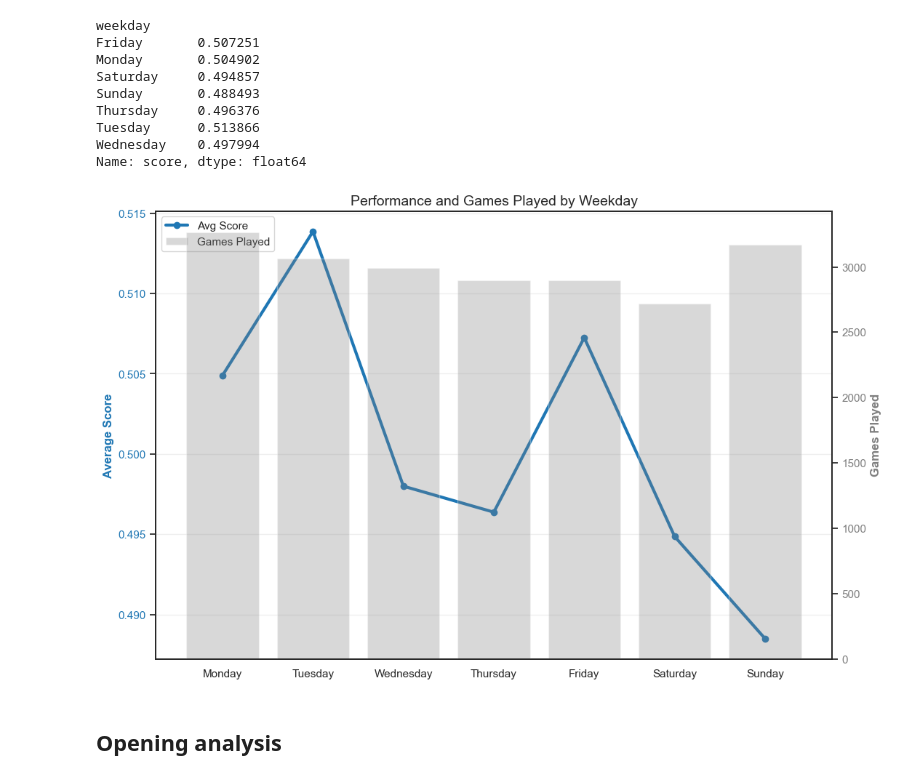
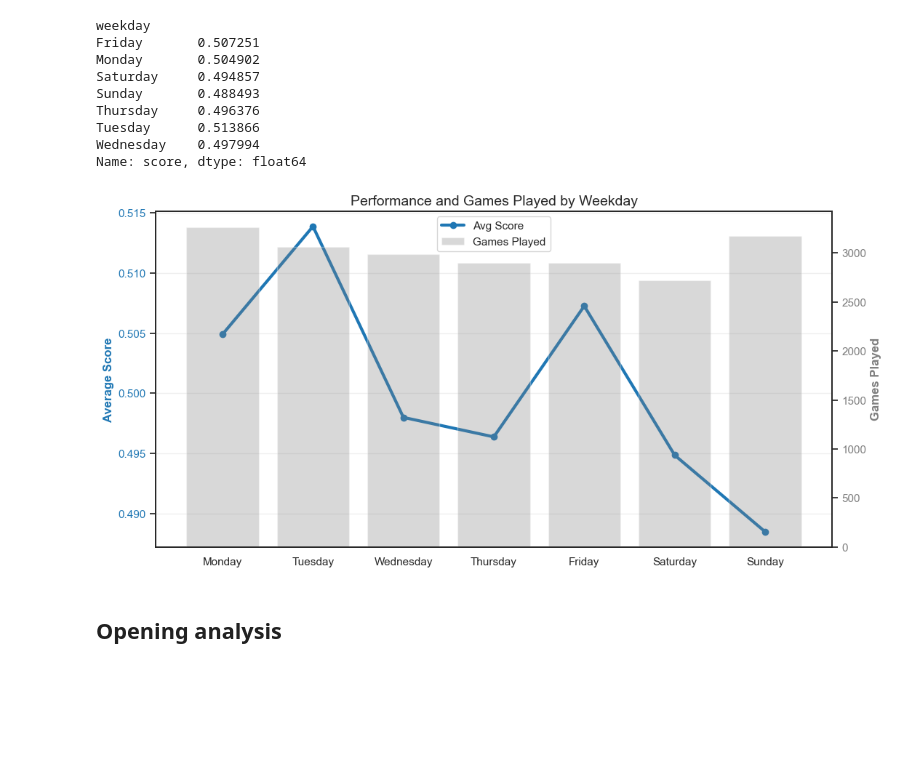
Before and after one commit to elmurie/chesscom-personal-analysis, a Jupyter notebook: notebooks/03_exploratory_analysis.ipynb, the cells around one changed output. Drawn from its saved outputs; the diff is of its cells as text; code cells hidden in the pictures; blank space fills up the shorter version.

```diff
--- a/notebooks/03_exploratory_analysis.ipynb
+++ b/notebooks/03_exploratory_analysis.ipynb
@@ -398,35 +400,35 @@ weekday_stats = (
         "score": "mean",
         "url": "count"
     })
     .rename(columns={"url": "games"})
 )
 
 days_order = ["Monday", "Tuesday", "Wednesday", "Thursday", "Friday", "Saturday", "Sunday"]
 
 weekday_stats = weekday_stats.reindex(days_order)
 
 plt.figure(figsize=(12, 6))
 
 ax1 = plt.gca()
 ax1.plot(weekday_stats.index, weekday_stats["score"], color="tab:blue", marker='o', linewidth=3, label="Avg Score")
 ax1.set_ylabel("Average Score", color="tab:blue", fontweight="bold")
 ax1.tick_params(axis='y', labelcolor="tab:blue")
 
 ax2 = ax1.twinx()
 ax2.bar(weekday_stats.index, weekday_stats["games"], color="tab:gray", alpha=0.3, label="Games Played")
 ax2.set_ylabel("Games Played", color="tab:gray", fontweight="bold")
 ax2.tick_params(axis='y', labelcolor="tab:gray")
 
 plt.title("Performance and Games Played by Weekday", fontsize=14)
 ax1.grid(True, axis='y', alpha=0.3)
 
 lines, labels = ax1.get_legend_handles_labels()
 bars, labels_b = ax2.get_legend_handles_labels()
-ax1.legend(lines + bars, labels + labels_b, loc="upper left")
+ax1.legend(lines + bars, labels + labels_b, loc="upper center")
 
 plt.show()
 # %% [output]
-[figure, old version]
+[figure, new version]
 # %% [markdown]
 ## Opening analysis
 # %% [markdown]
```
Also changed, not shown: parts of 10 cells of this notebook.
